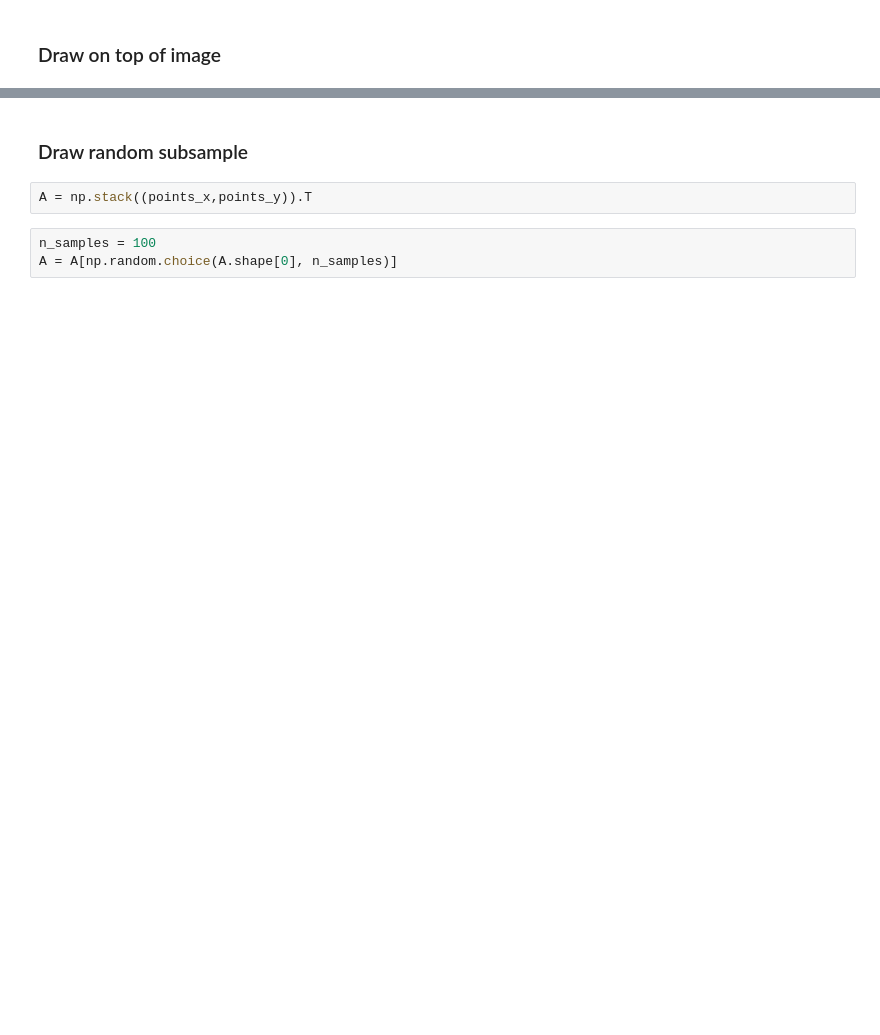
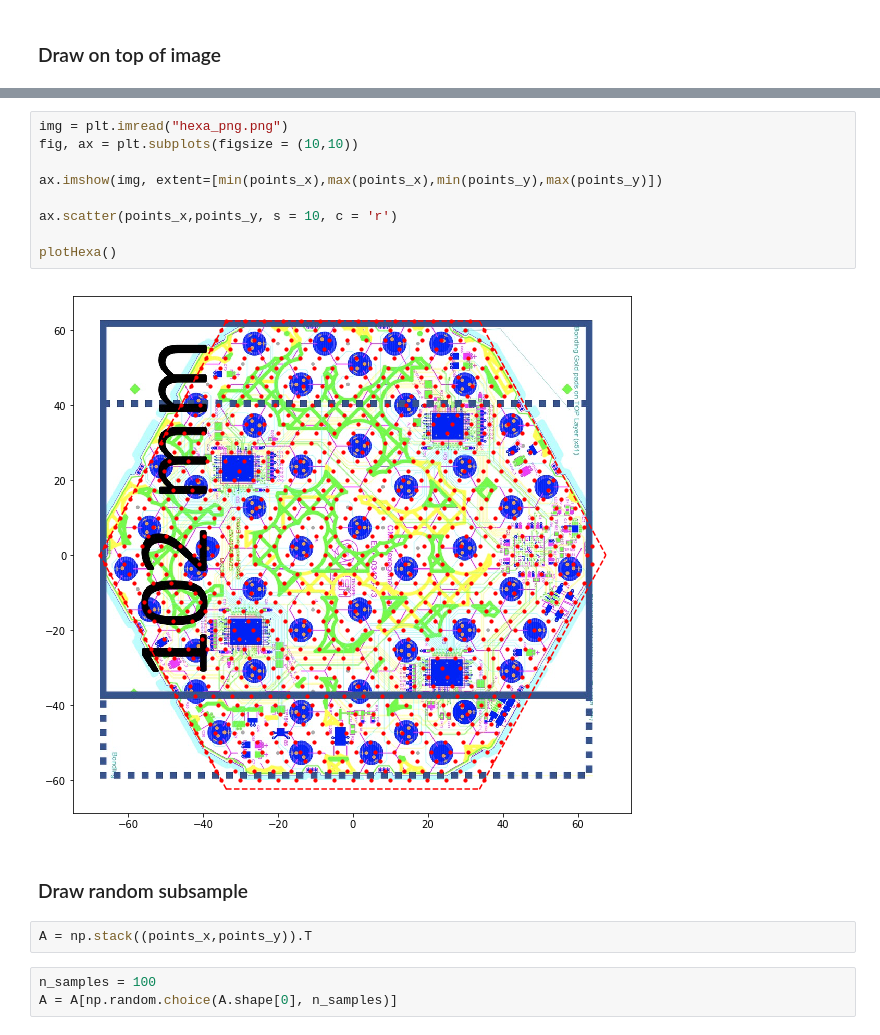
Before and after one commit to lime86/eudaq, a Jupyter notebook: producers/pi/hexa_grid.ipynb, the cells around one changed output, grey strips where cells are left out. Drawn from its saved outputs; the diff is of its cells as text; blank space fills up the shorter version.

```diff
--- a/producers/pi/hexa_grid.ipynb
+++ b/producers/pi/hexa_grid.ipynb
@@ -170,3 +132,14 @@ plt.plot([x1,x2],[y1,y2], 'r--')
+# %%
+img = plt.imread("hexa_png.png")
+fig, ax = plt.subplots(figsize = (10,10))
+
+ax.imshow(img, extent=[min(points_x),max(points_x),min(points_y),max(points_y)])
+
+ax.scatter(points_x,points_y, s = 10, c = 'r')
+
+plotHexa()
+# %% [output]
+[figure, added]
 # %% [markdown]
 ### Draw random subsample
 # %%
```
Also changed, not shown: parts of 13 cells of this notebook.
